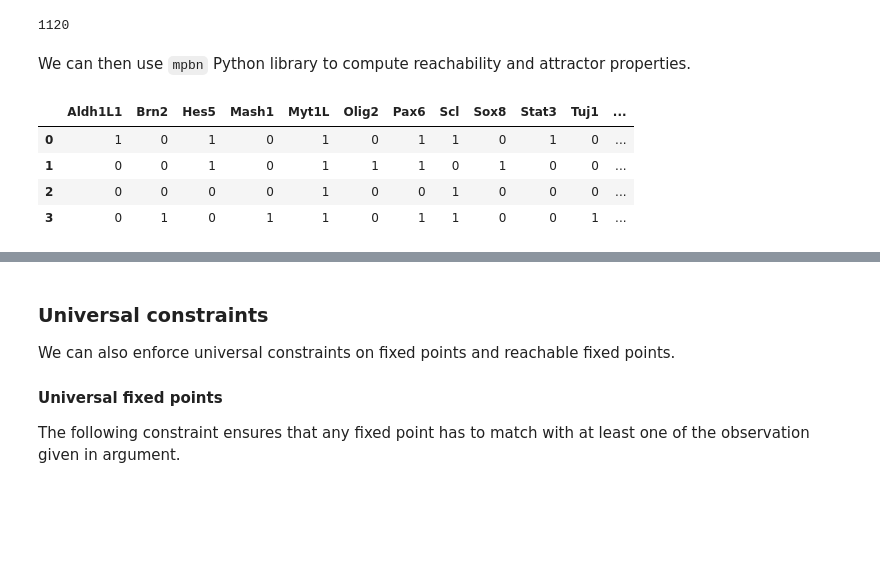
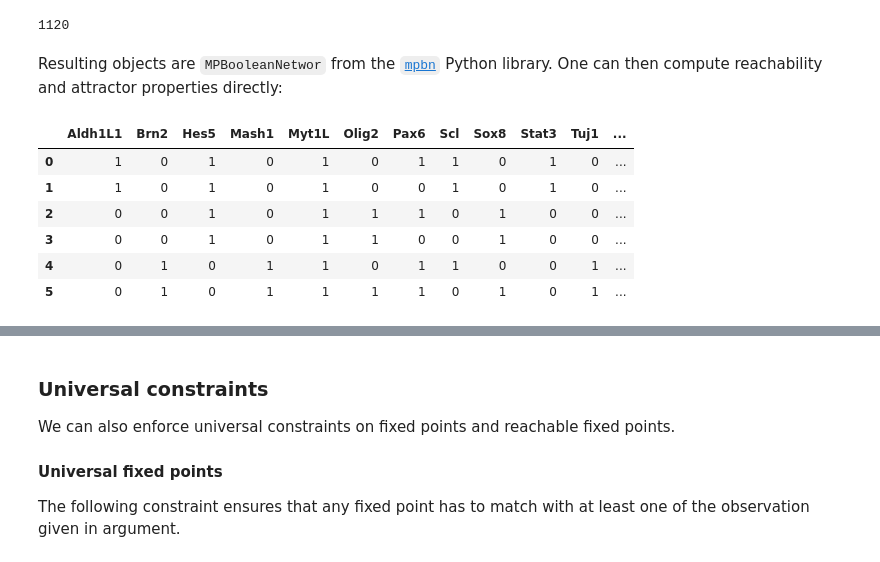
Before and after one commit to bnediction/bonesis, a Jupyter notebook: examples/Tutorial.ipynb, the cells around one changed output, grey strips where cells are left out. Saved outputs shown, nothing was run; the diff lists cells and outputs as text; code cells hidden in the pictures; blank space fills up the shorter version.

```diff
--- a/examples/Tutorial.ipynb
+++ b/examples/Tutorial.ipynb
@@ -180,5 +180,3 @@ Grounding...done in 0.0s
 len(solutions)
 # %% [output]
 1120
-# %% [markdown]
-We can then use `mpbn` Python library to compute reachability and attractor properties.
@@ -187,10 +183,13 @@ import mpbn
-# %%
-mbn = mpbn.MPBooleanNetwork(solutions[0])
-pd.DataFrame(mbn.attractors())
-# %% [output]
-|  | Aldh1L1 | Brn2 | Hes5 | Mash1 | Myt1L | Olig2 | Pax6 | Scl | Sox8 | Stat3 | Tuj1 | ... |
-| 0 | 1 | 0 | 1 | 0 | 1 | 0 | 1 | 1 | 0 | 1 | 0 | ... |
-| 1 | 0 | 0 | 1 | 0 | 1 | 1 | 1 | 0 | 1 | 0 | 0 | ... |
-| 2 | 0 | 0 | 0 | 0 | 1 | 0 | 0 | 1 | 0 | 0 | 0 | ... |
-| 3 | 0 | 1 | 0 | 1 | 1 | 0 | 1 | 1 | 0 | 0 | 1 | ... |
+# %% [markdown]
+Resulting objects are `MPBooleanNetwor` from the [`mpbn`](https://mpbn.readthedocs.io/) Python library. One can then compute reachability and attractor properties directly:
+# %%
+pd.DataFrame(solutions[0].attractors())
+# %% [output]
+|  | Aldh1L1 | Brn2 | Hes5 | Mash1 | Myt1L | Olig2 | Pax6 | Scl | Sox8 | Stat3 | Tuj1 | ... |
+| 0 | 1 | 0 | 1 | 0 | 1 | 0 | 1 | 1 | 0 | 1 | 0 | ... |
+| 1 | 1 | 0 | 1 | 0 | 1 | 0 | 0 | 1 | 0 | 1 | 0 | ... |
+| 2 | 0 | 0 | 1 | 0 | 1 | 1 | 1 | 0 | 1 | 0 | 0 | ... |
+| 3 | 0 | 0 | 1 | 0 | 1 | 1 | 0 | 0 | 1 | 0 | 0 | ... |
+| 4 | 0 | 1 | 0 | 1 | 1 | 0 | 1 | 1 | 0 | 0 | 1 | ... |
+| 5 | 0 | 1 | 0 | 1 | 1 | 1 | 1 | 0 | 1 | 0 | 1 | ... |
 # %%
```
Also changed, not shown: parts of 5 cells of this notebook.
